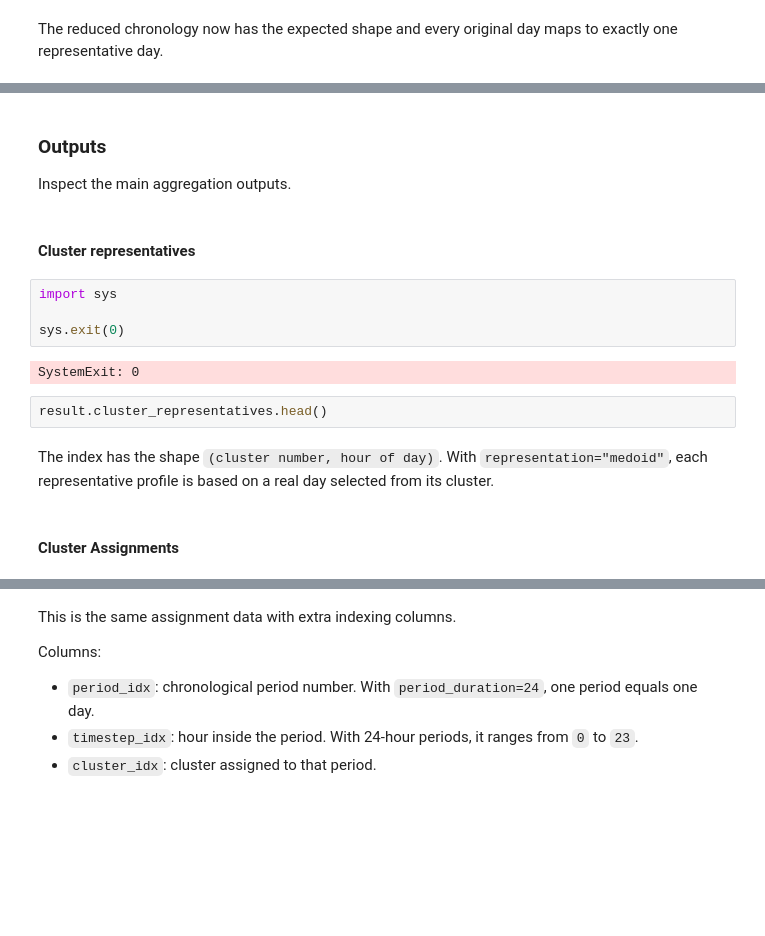
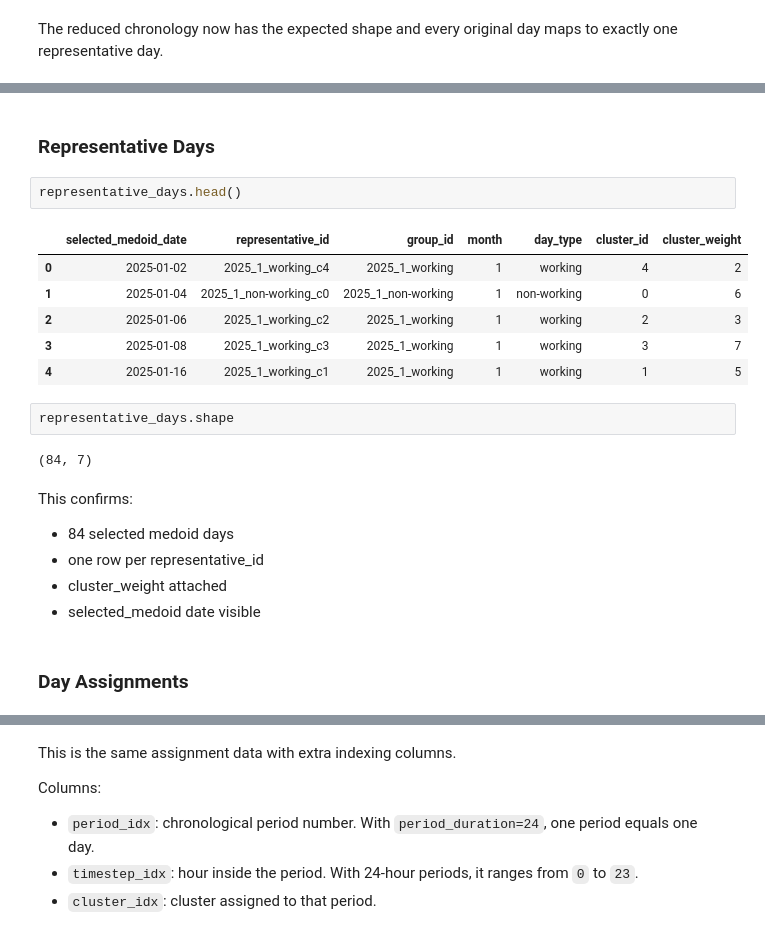
Before and after one commit to komaksym/tsam-notebook-workflows, a Jupyter notebook: src/approach_1.ipynb, the cells around one changed output, grey strips where cells are left out. Cells and saved outputs as stored; diff of their text form; blank space fills up the shorter version.

```diff
--- a/src/approach_1.ipynb
+++ b/src/approach_1.ipynb
@@ -883,18 +779,24 @@ Number of timesteps per representative period: 24
-# %% [markdown]
-### Outputs
-Inspect the main aggregation outputs.
 # %% [markdown]
-#### Cluster representatives
+### Representative Days
 # %%
-import sys
-
-sys.exit(0)
+representative_days.head()
 # %% [output]
-SystemExit: 0
+|  | selected_medoid_date | representative_id | group_id | month | day_type | cluster_id | cluster_weight |
+| 0 | 2025-01-02 | 2025_1_working_c4 | 2025_1_working | 1 | working | 4 | 2 |
+| 1 | 2025-01-04 | 2025_1_non-working_c0 | 2025_1_non-working | 1 | non-working | 0 | 6 |
+| 2 | 2025-01-06 | 2025_1_working_c2 | 2025_1_working | 1 | working | 2 | 3 |
+| 3 | 2025-01-08 | 2025_1_working_c3 | 2025_1_working | 1 | working | 3 | 7 |
+| 4 | 2025-01-16 | 2025_1_working_c1 | 2025_1_working | 1 | working | 1 | 5 |
-# %%
-result.cluster_representatives.head()
-# %% [markdown]
-The index has the shape `(cluster number, hour of day)`. With `representation="medoid"`, each representative profile is based on a real day selected from its cluster.
+# %%
+representative_days.shape
+# %% [output]
+(84, 7)
+# %% [markdown]
+This confirms:
+- 84 selected medoid days
+- one row per representative_id
+- cluster_weight attached
+- selected_medoid date visible
 # %% [markdown]
-#### Cluster Assignments
+### Day Assignments
 # %%
```
Also changed, not shown: parts of 45 cells of this notebook.
